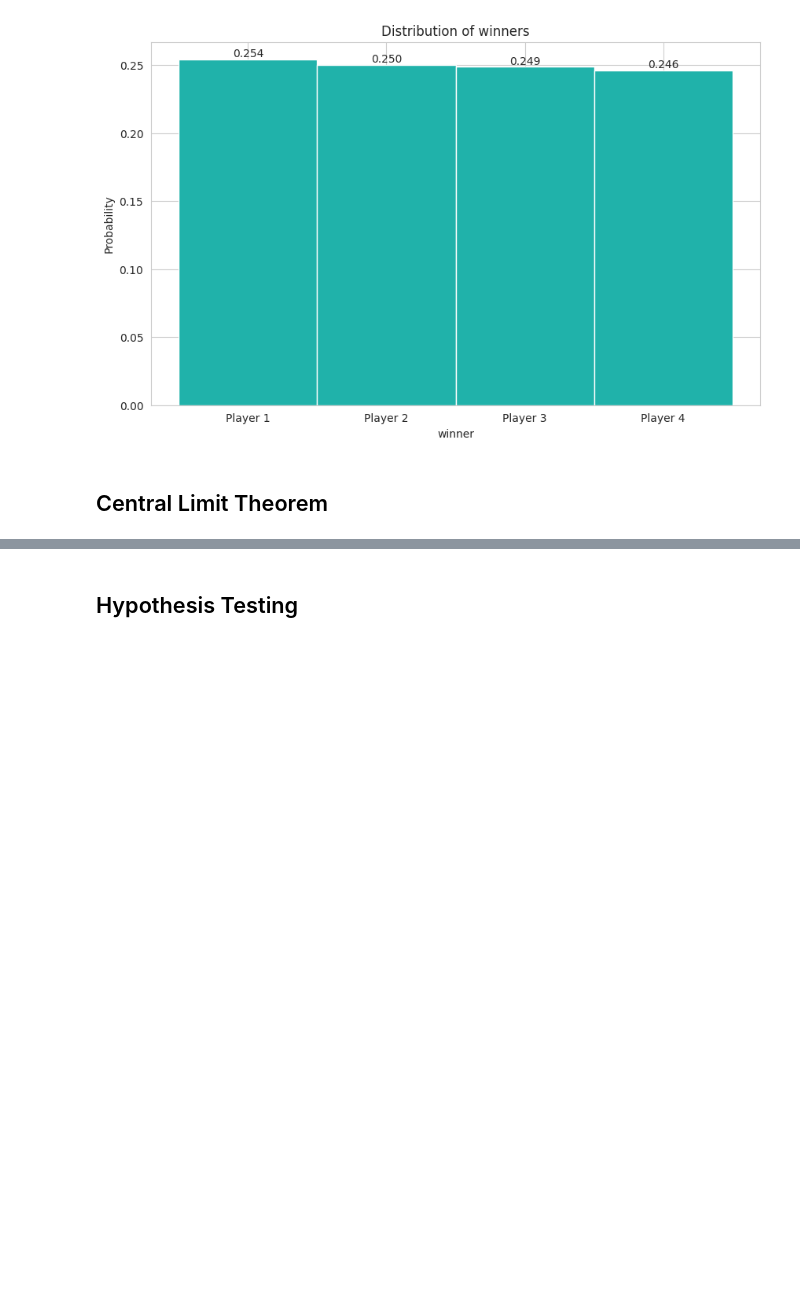
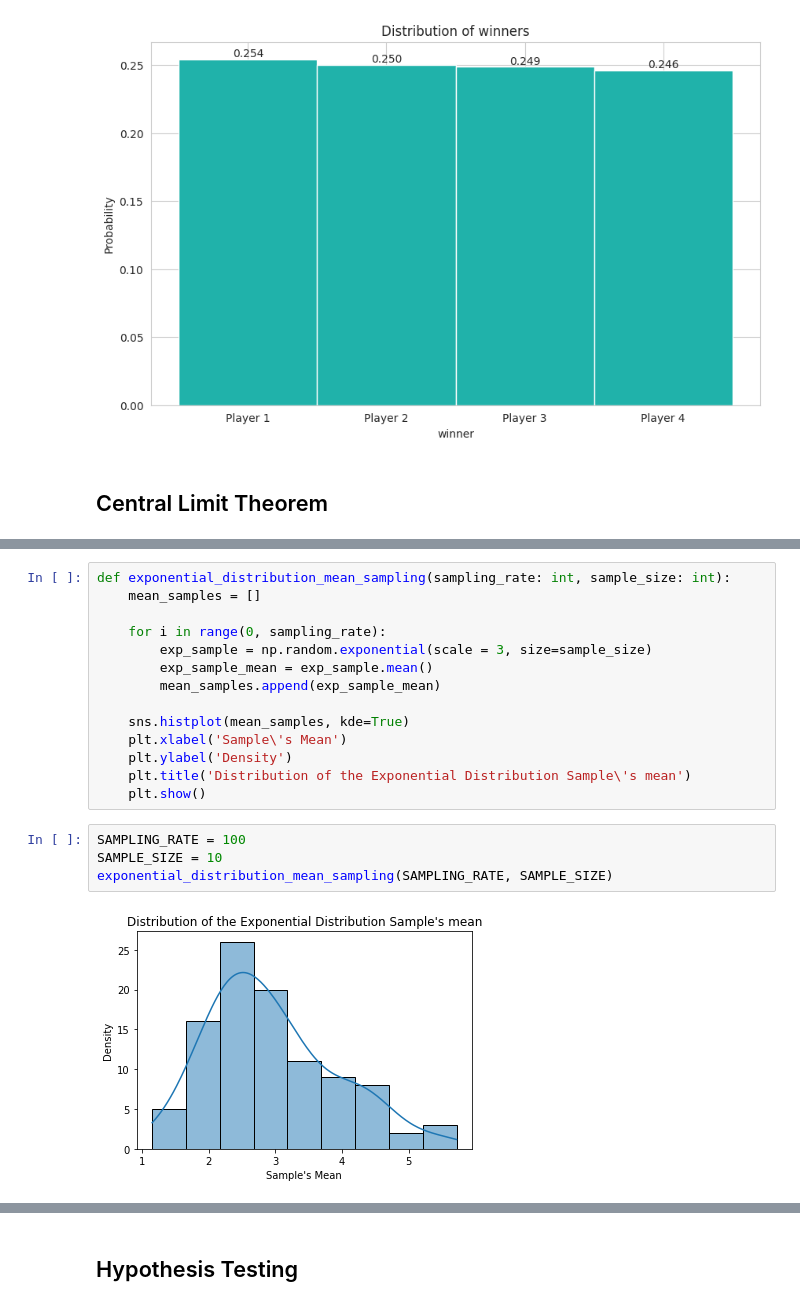
Before and after one commit to Hadi-loo/Introduction-to-Data-Science-Course, a Jupyter notebook: CA1. Tools for Statistical Analysis/statistical analysis.ipynb, the cells around one changed output, grey strips where cells are left out. Saved outputs shown, nothing was run; the diff lists cells and outputs as text; blank space fills up the shorter version.

```diff
--- a/CA1. Tools for Statistical Analysis/statistical analysis.ipynb
+++ b/CA1. Tools for Statistical Analysis/statistical analysis.ipynb
@@ -291,0 +323,20 @@ show_winner_distribution(high_board_size_results_df)
+# %%
+def exponential_distribution_mean_sampling(sampling_rate: int, sample_size: int):
+    mean_samples = []
+
+    for i in range(0, sampling_rate):
+        exp_sample = np.random.exponential(scale = 3, size=sample_size)
+        exp_sample_mean = exp_sample.mean()
+        mean_samples.append(exp_sample_mean)
+
+    sns.histplot(mean_samples, kde=True)
+    plt.xlabel('Sample\'s Mean')
+    plt.ylabel('Density')
+    plt.title('Distribution of the Exponential Distribution Sample\'s mean')
+    plt.show()
+# %%
+SAMPLING_RATE = 100
+SAMPLE_SIZE = 10
+exponential_distribution_mean_sampling(SAMPLING_RATE, SAMPLE_SIZE)
+# %% [output]
+[figure, added]
```
Also changed, not shown: parts of 31 cells of this notebook.
